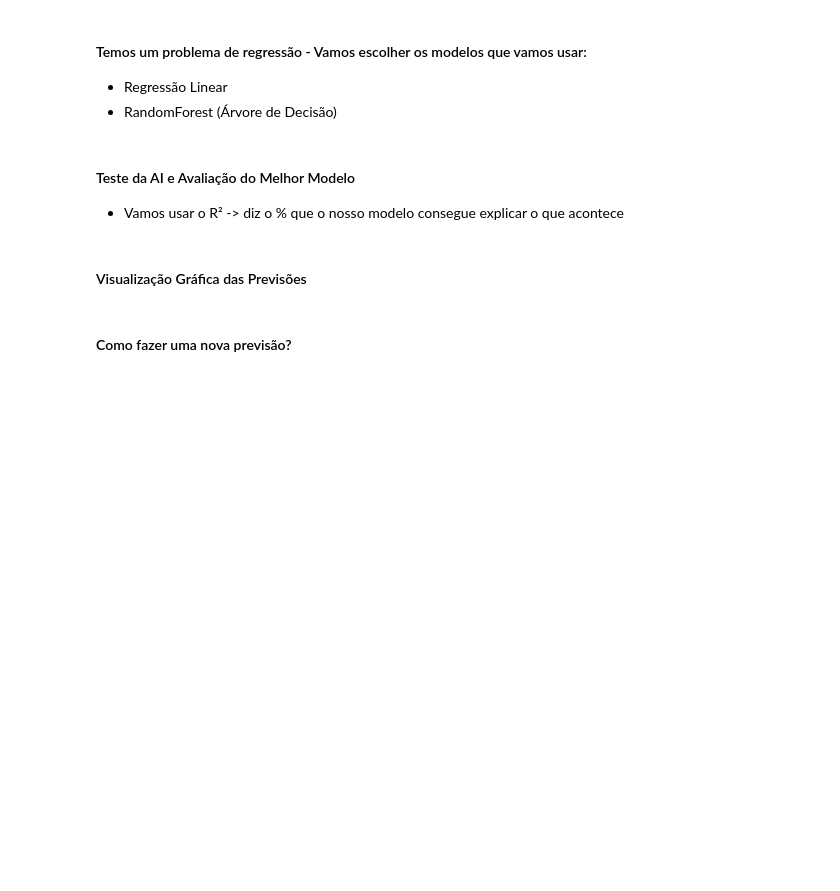
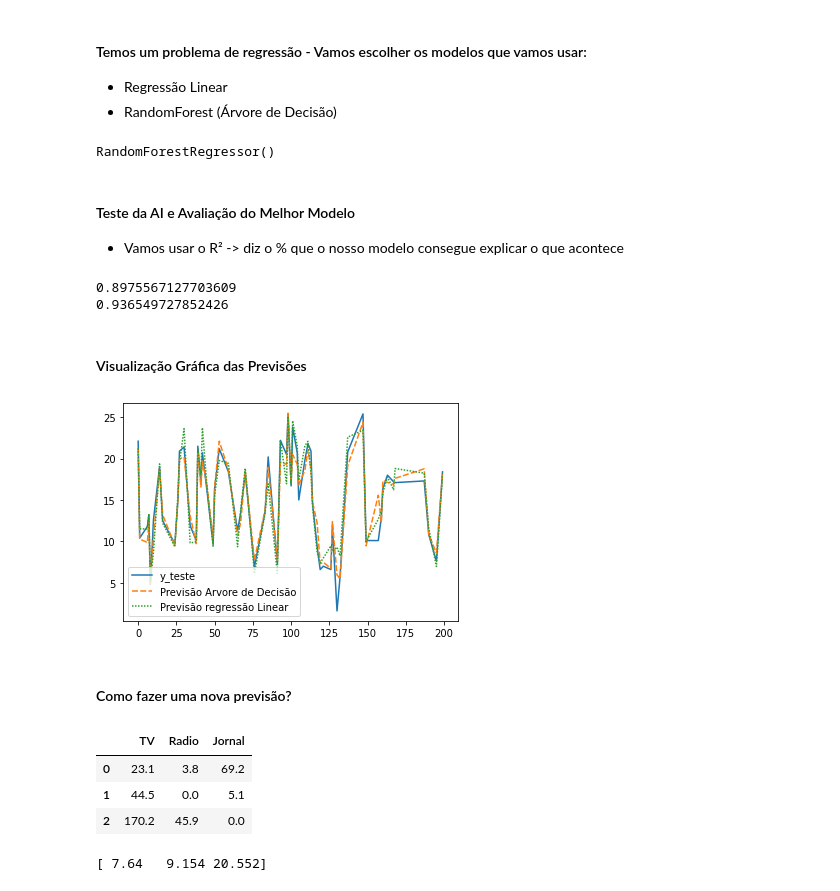
Before and after one commit to wilquerson/Intensivao_Python, a Jupyter notebook: Aula 4/Arquivo Inicial - Aula 4.ipynb, the cells around one changed output. Cells and saved outputs as stored; diff of their text form; code cells hidden in the pictures; blank space fills up the shorter version.

```diff
--- a/Aula 4/Arquivo Inicial - Aula 4.ipynb
+++ b/Aula 4/Arquivo Inicial - Aula 4.ipynb
@@ -55,16 +76,71 @@ display(tabela)
 #### Com isso, podemos partir para a preparação dos dados para treinarmos o Modelo de Machine Learning
 
 - Separando em dados de treino e dados de teste
+# %%
+y = tabela['Vendas']
+x = tabela[['TV', 'Radio', 'Jornal']]
+
+from sklearn.model_selection import train_test_split
+
+x_treino, x_teste, y_treino, y_teste = train_test_split(x, y, test_size=0.3)
 # %% [markdown]
 #### Temos um problema de regressão - Vamos escolher os modelos que vamos usar:
 
 - Regressão Linear
 - RandomForest (Árvore de Decisão)
+# %%
+#importar a inteligencia artificial
+from sklearn.linear_model import LinearRegression
+from sklearn.ensemble import RandomForestRegressor
+
+#criar a inteligencia artificial
+modelo_regressaolinear = LinearRegression()
+modelo_arvoredecisao = RandomForestRegressor()
+
+#treinar a inteligencia
+modelo_regressaolinear.fit(x_treino, y_treino)
+modelo_arvoredecisao.fit(x_treino, y_treino)
+# %% [output]
+RandomForestRegressor()
 # %% [markdown]
 #### Teste da AI e Avaliação do Melhor Modelo
 
 - Vamos usar o R² -> diz o % que o nosso modelo consegue explicar o que acontece
+# %%
+previsao_regressaolinear = modelo_regressaolinear.predict(x_teste)
+previsao_arvoredecisao = modelo_arvoredecisao.predict(x_teste)
+
+from sklearn.metrics import r2_score
+
+print(r2_score(y_teste, previsao_regressaolinear))
+print(r2_score(y_teste, previsao_arvoredecisao))
+# %% [output]
+0.8975567127703609
+0.936549727852426
 # %% [markdown]
 #### Visualização Gráfica das Previsões
+# %%
+tabela_auxiliar = pd.DataFrame()
+tabela_auxiliar['y_teste'] = y_teste
+tabela_auxiliar['Previsão Arvore de Decisão'] = previsao_arvoredecisao
+tabela_auxiliar['Previsão regressão Linear'] = previsao_regressaolinear
+
+sns.lineplot(data=tabela_auxiliar)
+plt.show()
+# %% [output]
+[figure, added]
 # %% [markdown]
 #### Como fazer uma nova previsão?
+# %%
+nova_tabela = pd.read_csv('/content/drive/MyDrive/Colab Notebooks/Intensivão de Python/Aula 4/novos.csv')
+display(nova_tabela)
+# %% [output]
+|  | TV | Radio | Jornal |
+| 0 | 23.1 | 3.8 | 69.2 |
+| 1 | 44.5 | 0.0 | 5.1 |
+| 2 | 170.2 | 45.9 | 0.0 |
+# %%
+previsao = modelo_arvoredecisao.predict(nova_tabela)
+print(previsao)
+# %% [output]
+[ 7.64   9.154 20.552]
```
Also changed, not shown: parts of 4 cells of this notebook.
